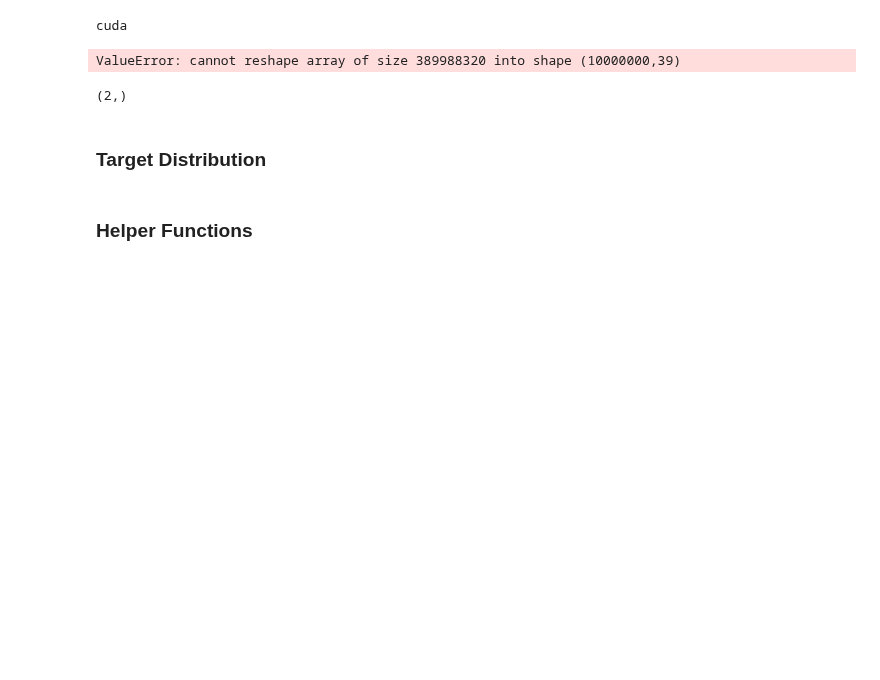
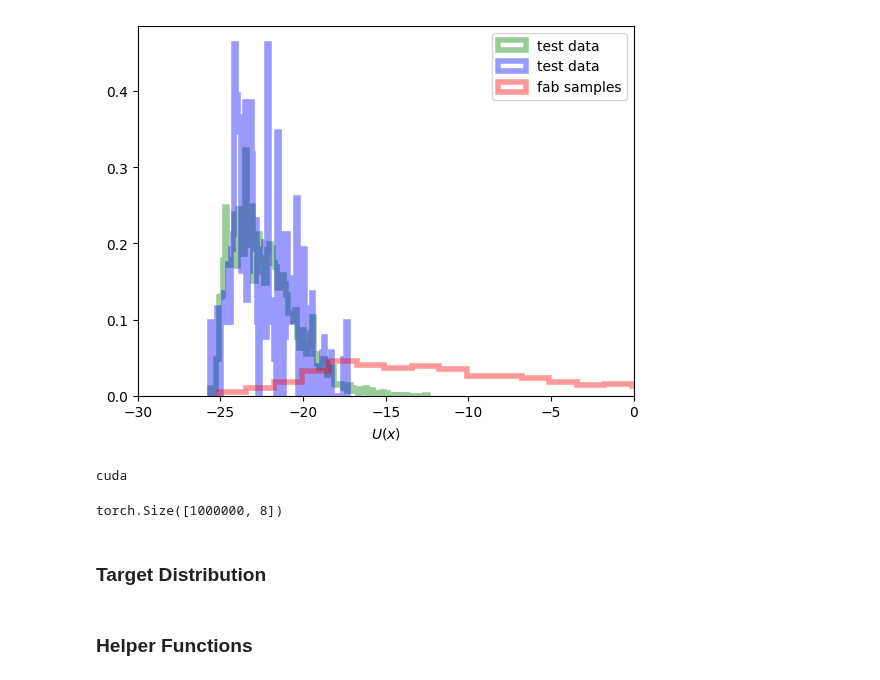
Before and after one commit to taraak/pita, a Jupyter notebook: runner/notebooks/dw4_training.ipynb, the cells around one changed output. Cells and saved outputs as stored; diff of their text form; code cells hidden in the pictures; blank space fills up the shorter version.

```diff
--- a/runner/notebooks/dw4_training.ipynb
+++ b/runner/notebooks/dw4_training.ipynb
@@ -46,3 +161,22 @@ from bgflow.utils import distance_vectors, distances_from_vectors
+# %%
+plt.hist(-target(target.sample_train_set(10000)).detach().cpu(), bins=100, density=True, alpha=0.4,
+    color="g", histtype='step', linewidth=4, label="test data");
+
+
+plt.hist(-target(target.test_set), bins=80, density=True, alpha=0.4,
+    color="b", histtype='step', linewidth=4, label="test data");
+
+plt.hist(-target(b).detach().cpu(), bins=100, density=True, alpha=0.4,
+    color="r", histtype='step', linewidth=4, label="fab samples");
+
+plt.xlabel(r"$U(x)$")
+
+plt.xlim(-30, 0)
+
+plt.legend()
+plt.show()
+# %% [output]
+[figure, added]
 # %%
 device = torch.device("cuda" if torch.cuda.is_available() else "cpu")
 print(device)
@@ -60,14 +194,10 @@ a=0.9
 b=-4
 c=0
 offset=4
-# %%
-all_data = np.load("../../data/all_data_LJ13-1000.npy", allow_pickle=False)
-# %% [output]
-ValueError: cannot reshape array of size 389988320 into shape (10000000,39)
-# %%
-all_data.shape
-# %% [output]
-(2,)
+# %%
+np.load("../../data/dw4-dataidx.npy", allow_pickle=True)[0].shape
+# %% [output]
+torch.Size([1000000, 8])
 # %% [markdown]
 ### Target Distribution
 # %%
```
Also changed, not shown: parts of 16 cells of this notebook, 2 other files.
